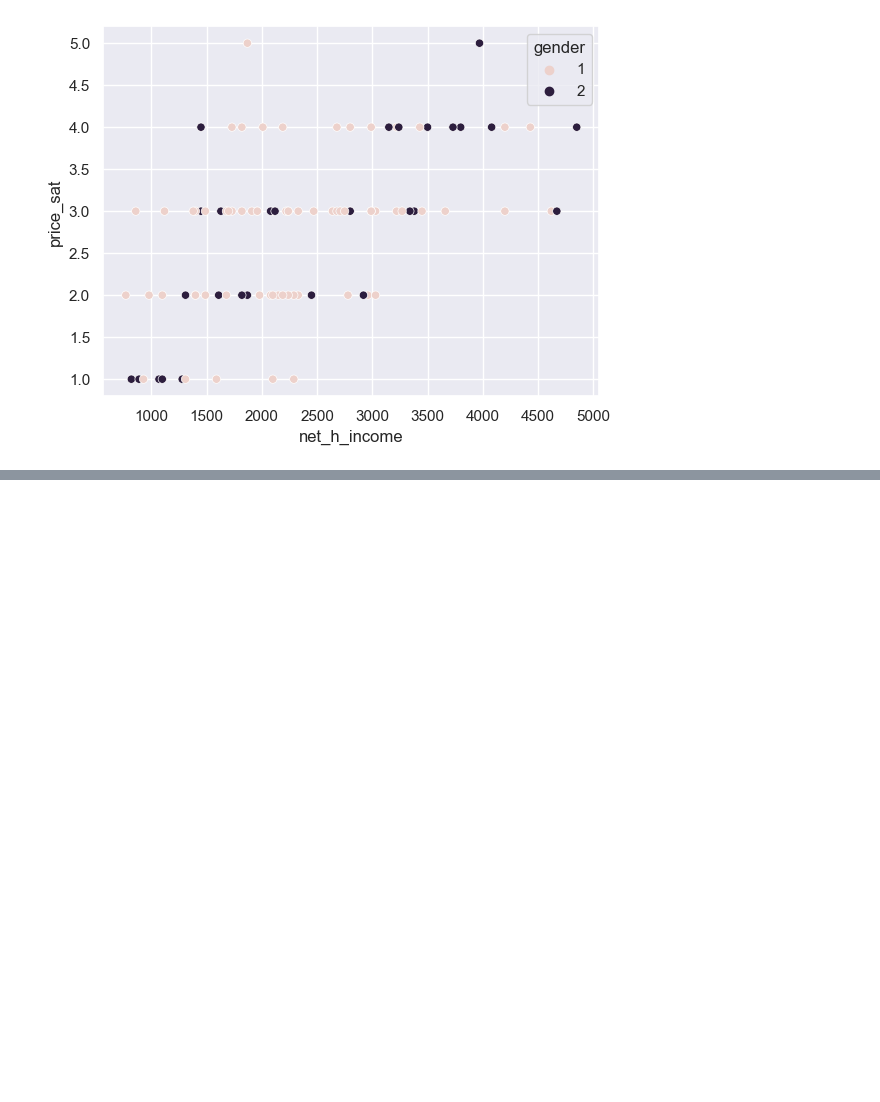
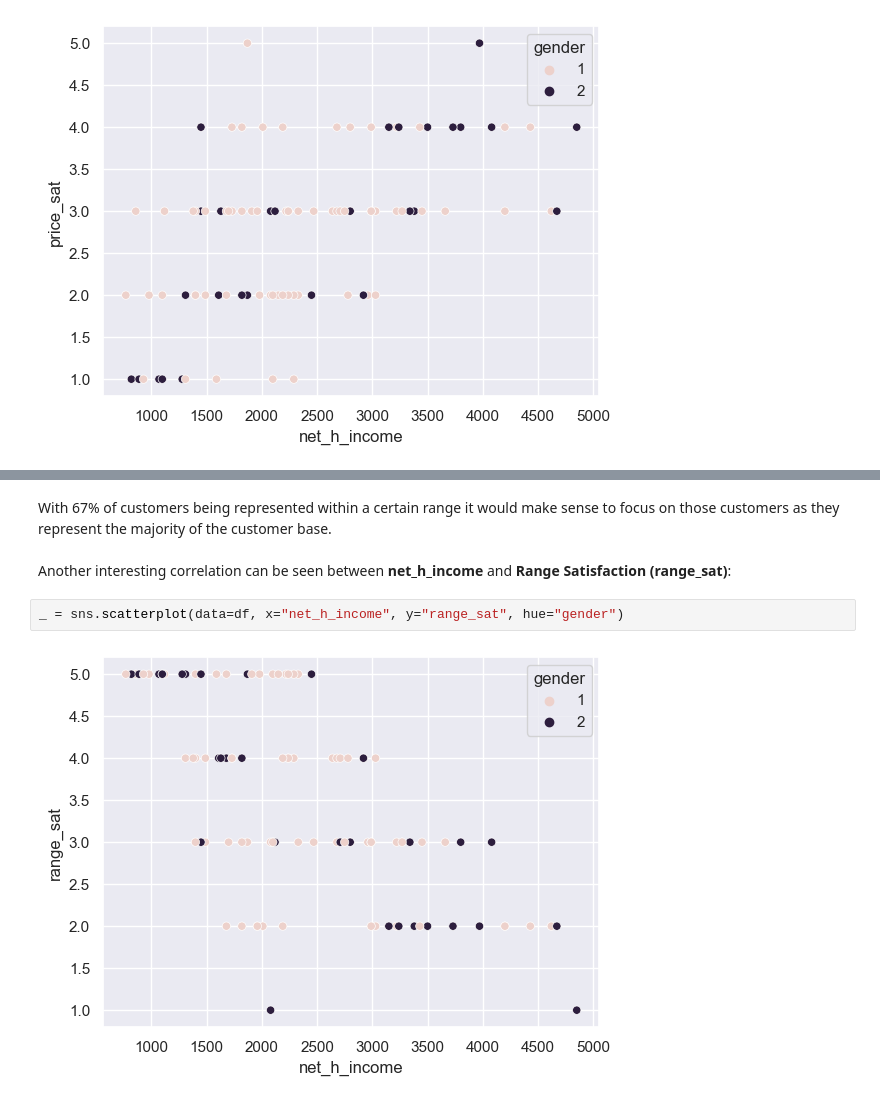
Before and after one commit to rkosova/ssd_analysis_hamk, a Jupyter notebook: analysis.ipynb, the cells around one changed output, grey strips where cells are left out. Saved outputs shown, nothing was run; the diff lists cells and outputs as text; blank space fills up the shorter version.

```diff
--- a/analysis.ipynb
+++ b/analysis.ipynb
@@ -64,0 +70,9 @@ sns.boxplot(x = df["net_h_income"].dropna())
+# %% [markdown]
+With 67% of customers being represented within a certain range it would make sense to focus on those customers as they represent the majority of the customer base.
+<br>
+<br>
+Another interesting correlation can be seen between <b>net_h_income</b> and <b>Range Satisfaction (range_sat)</b>:
+# %%
+_ = sns.scatterplot(data=df, x="net_h_income", y="range_sat", hue="gender")
+# %% [output]
+[figure, added]
```
Also changed, not shown: parts of 19 cells of this notebook, 1 other file.
